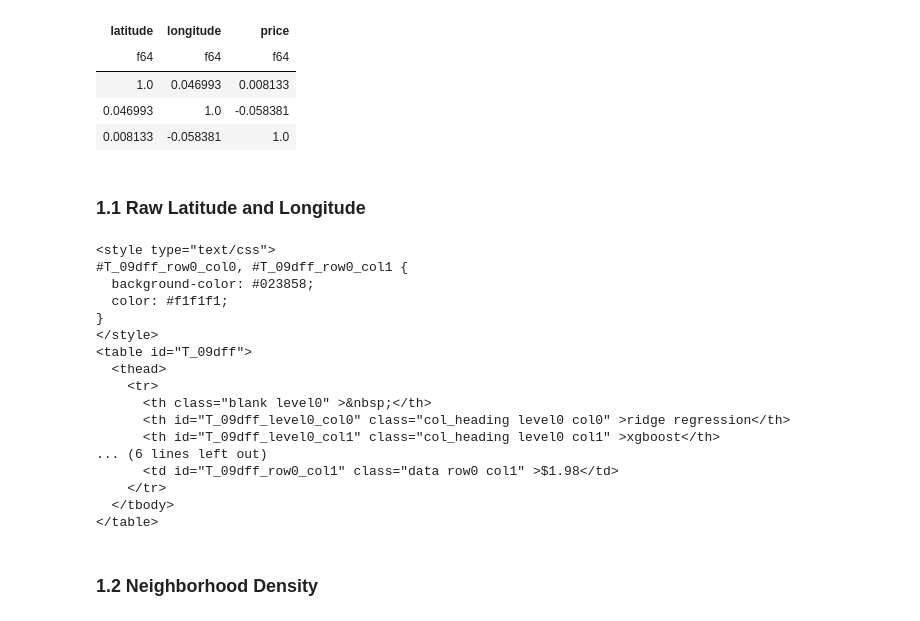
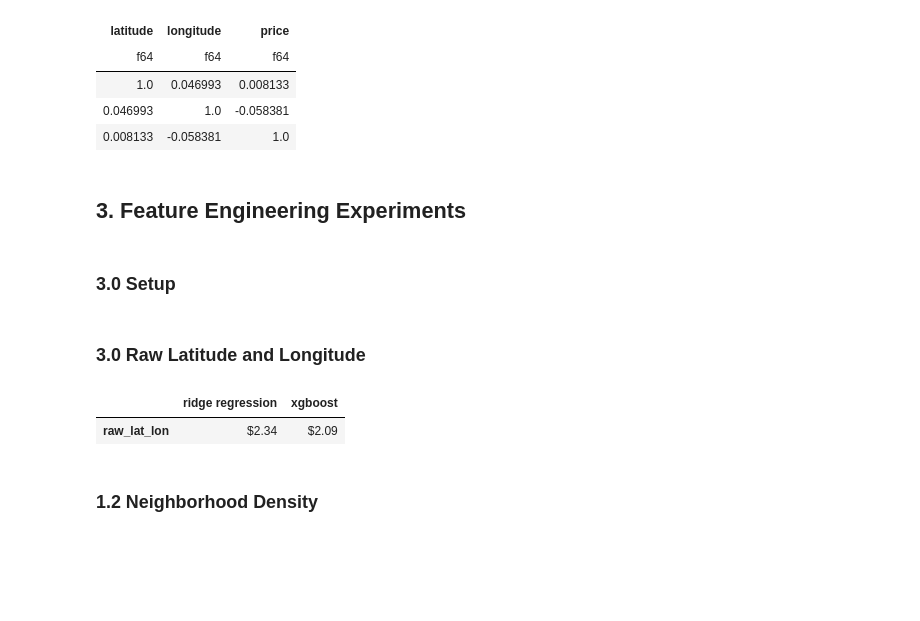
Before and after one commit to bfeif/personal-website, a Jupyter notebook: code/notebooks/feature-engineering-with-just-latitude-and-longitude.ipynb, the cells around one changed output. Saved outputs shown, nothing was run; the diff lists cells and outputs as text; code cells hidden in the pictures; blank space fills up the shorter version.

```diff
--- a/code/notebooks/feature-engineering-with-just-latitude-and-longitude.ipynb
+++ b/code/notebooks/feature-engineering-with-just-latitude-and-longitude.ipynb
@@ -150,71 +150,63 @@ shape: (3, 3)
 | 1.0 | 0.046993 | 0.008133 |
 | 0.046993 | 1.0 | -0.058381 |
 | 0.008133 | -0.058381 | 1.0 |
+# %% [markdown]
+## 3. Feature Engineering Experiments
+# %% [markdown]
+### 3.0 Setup
+# %%
+X_train = df.filter(pl.col("is_train"))#.select(MODEL_FEATURE_LIST)
+y_train = df.filter(pl.col("is_train"))#.select(MODEL_TARGET)
+X_test = df.filter(~pl.col("is_train"))#.select(MODEL_FEATURE_LIST)
+y_test = df.filter(~pl.col("is_train"))#.select(MODEL_TARGET).to_numpy()
 # %% [markdown]
-### 1.1 Raw Latitude and Longitude
+### 3.0 Raw Latitude and Longitude
 # %%
 MODEL_FEATURE_LIST_NAME = "raw_lat_lon"
 MODEL_FEATURE_LIST = ["latitude", "longitude"]
-
-X_train = df.filter(pl.col("is_train")).select(MODEL_FEATURE_LIST)
-y_train = df.filter(pl.col("is_train")).select(MODEL_TARGET)
-X_test = df.filter(~pl.col("is_train")).select(MODEL_FEATURE_LIST)
-y_test = df.filter(~pl.col("is_train")).select(MODEL_TARGET).to_numpy()
 
 model_performance_list = []
 for model_name, model_class in zip(
     ["xgboost", "ridge regression"],
     [XGBRegressor, Ridge]
 ):
-    model = model_class().fit(X_train, y_train)
-    y_predicted = model.predict(X_test)
+    model = model_class().fit(
+        X_train.select(MODEL_FEATURE_LIST),
+        y_train.select(MODEL_TARGET)
+    )
+    y_predicted = model.predict(X_test.select(MODEL_FEATURE_LIST))
     model_performance = mean_squared_error(y_test, y_predicted, squared=False)
     model_performance_list.append({
         "feature_list_name": MODEL_FEATURE_LIST_NAME,
         "model_name": model_name,
         "model_performance": model_performance
     })
-    df.with_columns()
+    X_test.with_columns(y_predicted)
 
 raw_lat_lon_results_df = (
     pd.DataFrame
     .from_records(model_performance_list)
     .pivot_table(
         index="feature_list_name",
         columns="model_name",
         values="model_performance",
         aggfunc="first"
     )
 )
 raw_lat_lon_results_df.index.name = None
 raw_lat_lon_results_df.columns.name = None
 raw_lat_lon_results_df = 10 ** raw_lat_lon_results_df
 
-print(
+display(
     raw_lat_lon_results_df
     .style
     .format("${:.2f}")
     .background_gradient(vmin=0, vmax=1)
-    .to_html()
+    # .to_html()
 )
 # %% [output]
-<style type="text/css">
-#T_09dff_row0_col0, #T_09dff_row0_col1 {
-  background-color: #023858;
-  color: #f1f1f1;
-}
-</style>
-<table id="T_09dff">
-  <thead>
-    <tr>
-      <th class="blank level0" >&nbsp;</th>
-      <th id="T_09dff_level0_col0" class="col_heading level0 col0" >ridge regression</th>
-      <th id="T_09dff_level0_col1" class="col_heading level0 col1" >xgboost</th>
-... (6 lines left out)
-      <td id="T_09dff_row0_col1" class="data row0 col1" >$1.98</td>
-    </tr>
-  </tbody>
-</table>
+|  | ridge regression | xgboost |
+| raw_lat_lon | $2.34 | $2.09 |
 # %% [markdown]
 ### 1.2 Neighborhood Density
 # %%
```
Also changed, not shown: parts of 5 cells of this notebook, 1 other file.
